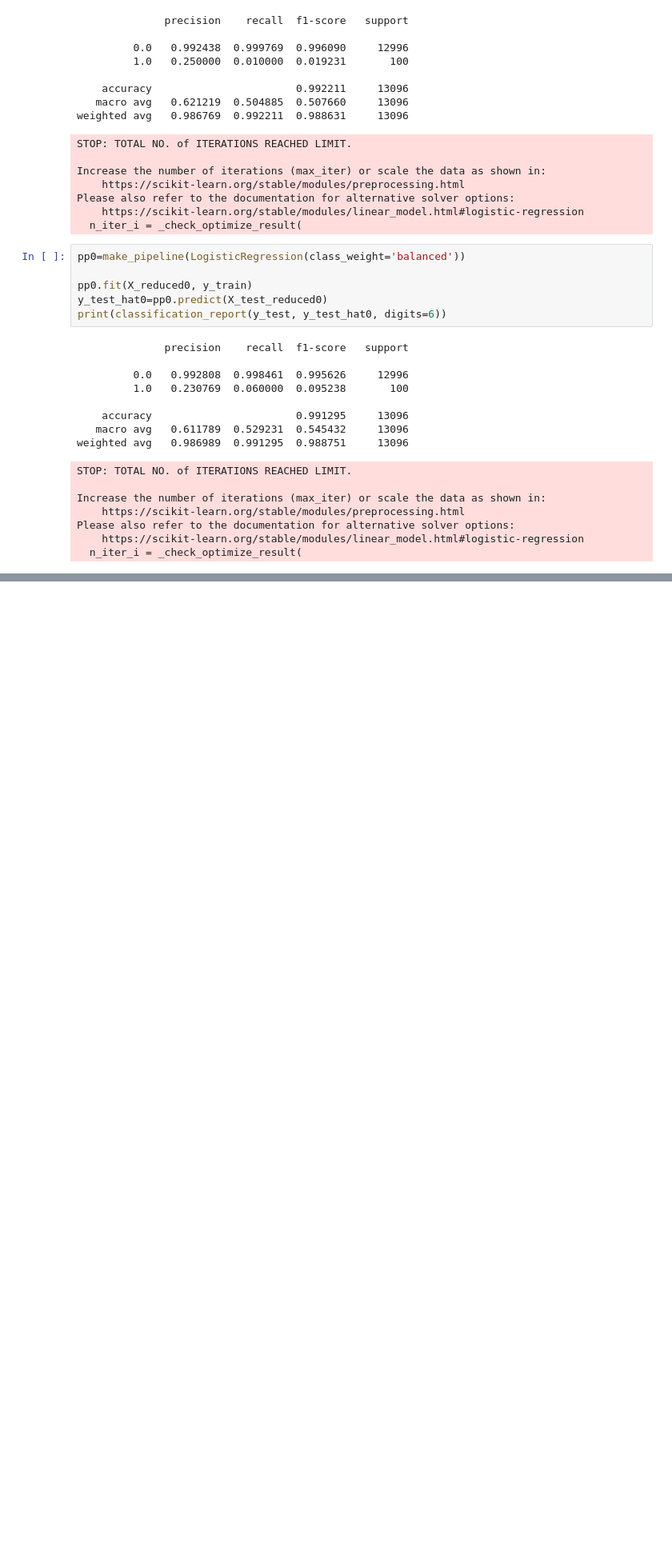
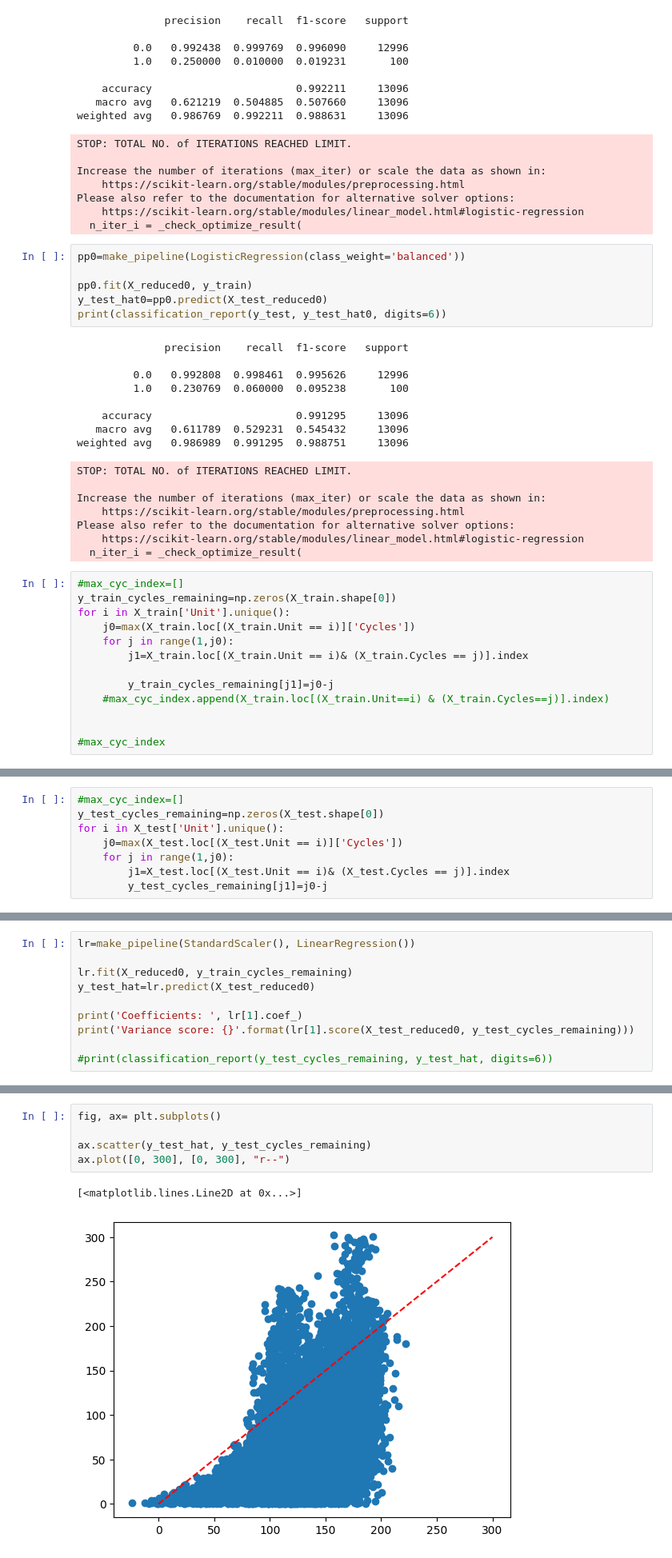
Before and after one commit to kingos82/BoozAllen, a Jupyter notebook: notebooks/exp_CMPASSdata.ipynb, the cells around one changed output, grey strips where cells are left out. Shown at 80% size. Drawn from its saved outputs; the diff is of its cells as text; blank space fills up the shorter version.

```diff
--- a/notebooks/exp_CMPASSdata.ipynb
+++ b/notebooks/exp_CMPASSdata.ipynb
@@ -265,3 +273,16 @@ Increase the number of iterations (max_iter) or scale the data as shown in:
 Please also refer to the documentation for alternative solver options:
     https://scikit-learn.org/stable/modules/linear_model.html#logistic-regression
   n_iter_i = _check_optimize_result(
+# %%
+#max_cyc_index=[]
+y_train_cycles_remaining=np.zeros(X_train.shape[0])
+for i in X_train['Unit'].unique():
+    j0=max(X_train.loc[(X_train.Unit == i)]['Cycles'])
+    for j in range(1,j0):
+        j1=X_train.loc[(X_train.Unit == i)& (X_train.Cycles == j)].index
+
+        y_train_cycles_remaining[j1]=j0-j
+    #max_cyc_index.append(X_train.loc[(X_train.Unit==i) & (X_train.Cycles==j)].index)
+
+
+#max_cyc_index
@@ -267,0 +293,8 @@ Please also refer to the documentation for alternative solver options:
+# %%
+#max_cyc_index=[]
+y_test_cycles_remaining=np.zeros(X_test.shape[0])
+for i in X_test['Unit'].unique():
+    j0=max(X_test.loc[(X_test.Unit == i)]['Cycles'])
+    for j in range(1,j0):
+        j1=X_test.loc[(X_test.Unit == i)& (X_test.Cycles == j)].index
+        y_test_cycles_remaining[j1]=j0-j
@@ -267,0 +306,10 @@ Please also refer to the documentation for alternative solver options:
+# %%
+lr=make_pipeline(StandardScaler(), LinearRegression())
+
+lr.fit(X_reduced0, y_train_cycles_remaining)
+y_test_hat=lr.predict(X_test_reduced0)
+
+print('Coefficients: ', lr[1].coef_)
+print('Variance score: {}'.format(lr[1].score(X_test_reduced0, y_test_cycles_remaining)))
+
+#print(classification_report(y_test_cycles_remaining, y_test_hat, digits=6))
@@ -267,0 +324,8 @@ Please also refer to the documentation for alternative solver options:
+# %%
+fig, ax= plt.subplots()
+
+ax.scatter(y_test_hat, y_test_cycles_remaining)
+ax.plot([0, 300], [0, 300], "r--")
+# %% [output]
+[<matplotlib.lines.Line2D at 0x...>]
+[figure, added]
```
Also changed, not shown: parts of 13 cells of this notebook.
